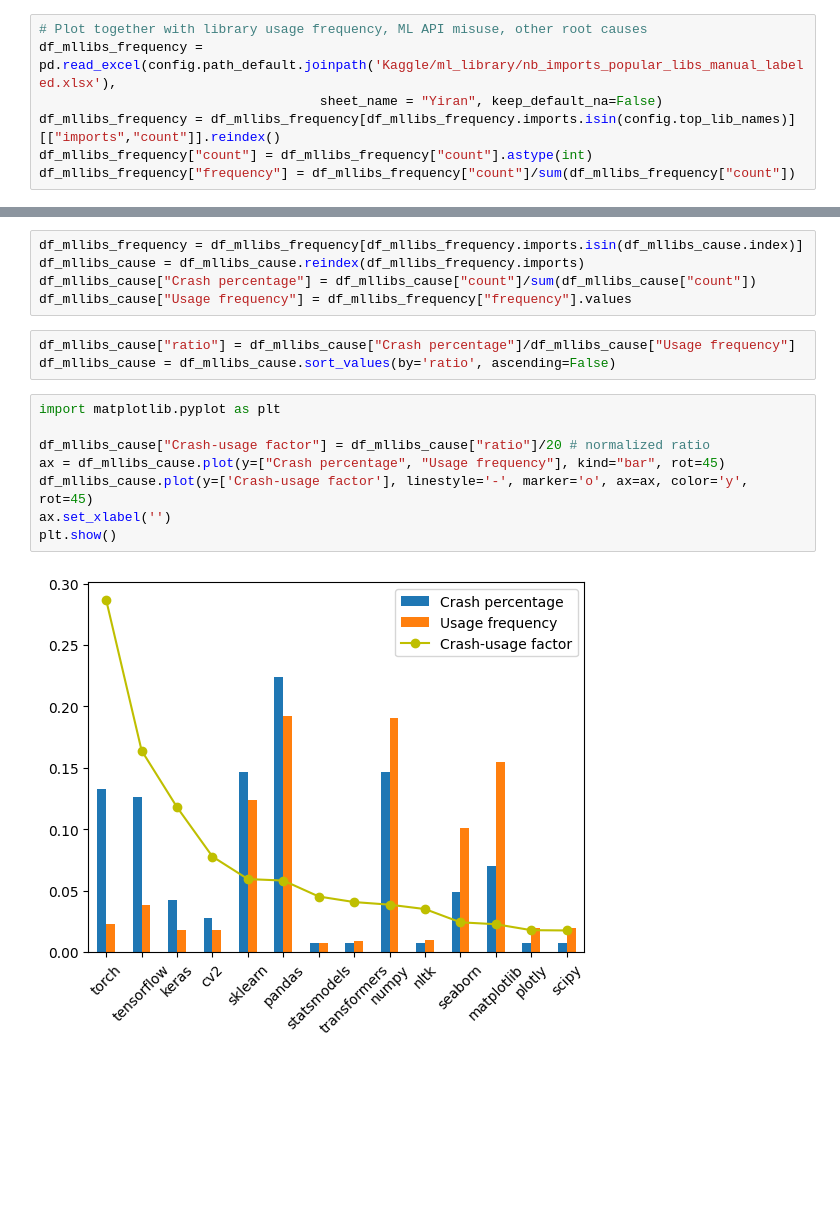
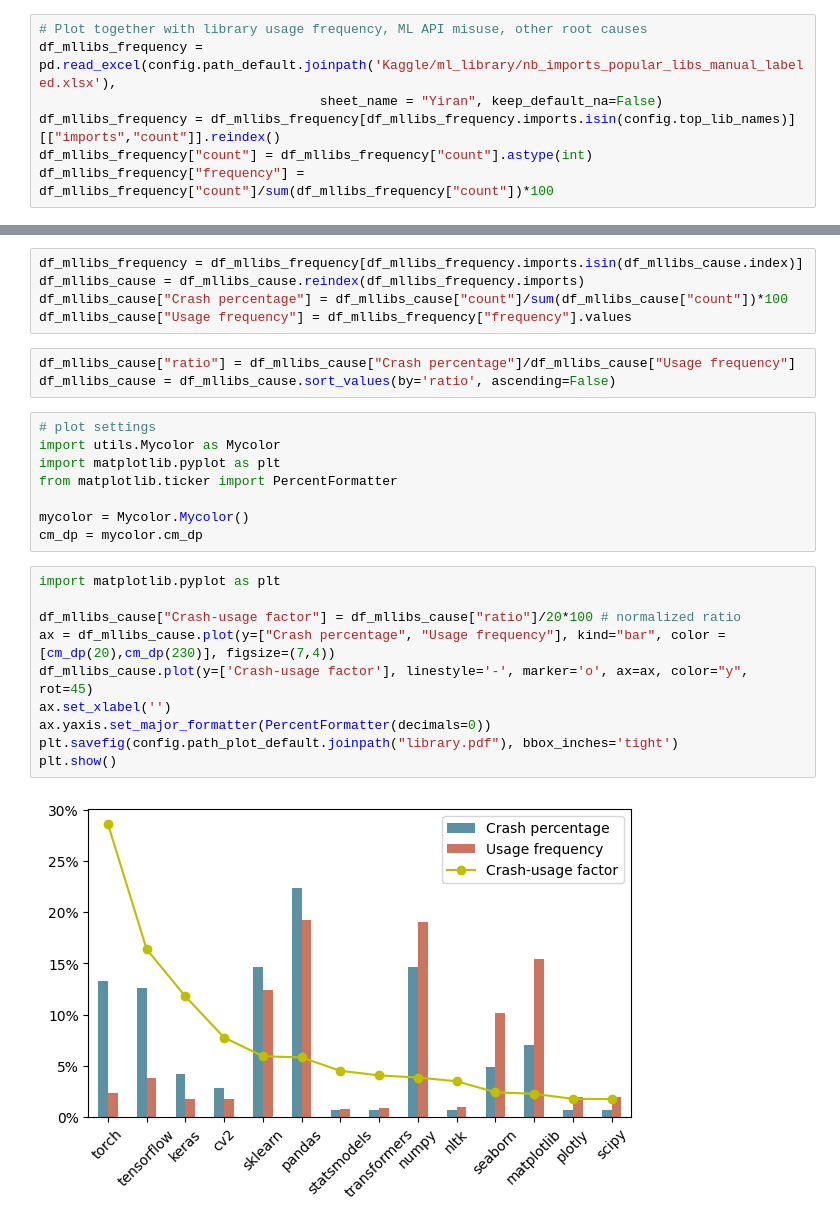
Before and after one commit to PELAB-LiU/jupyter_nbs_empirical, a Jupyter notebook: data_analysis_[additional-manual_labels_libraries].ipynb, the cells around one changed output, grey strips where cells are left out. Drawn from its saved outputs; the diff is of its cells as text; blank space fills up the shorter version.

Commit message:
update plot

```diff
--- a/data_analysis_[additional-manual_labels_libraries].ipynb
+++ b/data_analysis_[additional-manual_labels_libraries].ipynb
@@ -85,25 +85,35 @@ df_mllibs_frequency = pd.read_excel(config.path_default.joinpath('Kaggle/ml_libr
                                     sheet_name = "Yiran", keep_default_na=False)
 df_mllibs_frequency = df_mllibs_frequency[df_mllibs_frequency.imports.isin(config.top_lib_names)][["imports","count"]].reindex()
 df_mllibs_frequency["count"] = df_mllibs_frequency["count"].astype(int)
-df_mllibs_frequency["frequency"] = df_mllibs_frequency["count"]/sum(df_mllibs_frequency["count"])
+df_mllibs_frequency["frequency"] = df_mllibs_frequency["count"]/sum(df_mllibs_frequency["count"])*100
 # %%
 df_mllibs_cause = pd.DataFrame(df_mlerr_labels_mllibs_gh["Libs-cause"].value_counts())
 df_mllibs_cause = df_mllibs_cause[df_mllibs_cause.index.isin(config.top_lib_names)]
 # %%
 df_mllibs_frequency = df_mllibs_frequency[df_mllibs_frequency.imports.isin(df_mllibs_cause.index)]
 df_mllibs_cause = df_mllibs_cause.reindex(df_mllibs_frequency.imports)
-df_mllibs_cause["Crash percentage"] = df_mllibs_cause["count"]/sum(df_mllibs_cause["count"])
+df_mllibs_cause["Crash percentage"] = df_mllibs_cause["count"]/sum(df_mllibs_cause["count"])*100
 df_mllibs_cause["Usage frequency"] = df_mllibs_frequency["frequency"].values
 # %%
 df_mllibs_cause["ratio"] = df_mllibs_cause["Crash percentage"]/df_mllibs_cause["Usage frequency"]
 df_mllibs_cause = df_mllibs_cause.sort_values(by='ratio', ascending=False)
+# %%
+# plot settings
+import utils.Mycolor as Mycolor
+import matplotlib.pyplot as plt
+from matplotlib.ticker import PercentFormatter
+
+mycolor = Mycolor.Mycolor()
+cm_dp = mycolor.cm_dp
 # %%
 import matplotlib.pyplot as plt
 
-df_mllibs_cause["Crash-usage factor"] = df_mllibs_cause["ratio"]/20 # normalized ratio
-ax = df_mllibs_cause.plot(y=["Crash percentage", "Usage frequency"], kind="bar", rot=45)
-df_mllibs_cause.plot(y=['Crash-usage factor'], linestyle='-', marker='o', ax=ax, color='y', rot=45)
+df_mllibs_cause["Crash-usage factor"] = df_mllibs_cause["ratio"]/20*100 # normalized ratio
+ax = df_mllibs_cause.plot(y=["Crash percentage", "Usage frequency"], kind="bar", color = [cm_dp(20),cm_dp(230)], figsize=(7,4))
+df_mllibs_cause.plot(y=['Crash-usage factor'], linestyle='-', marker='o', ax=ax, color="y", rot=45)
 ax.set_xlabel('')
+ax.yaxis.set_major_formatter(PercentFormatter(decimals=0))
+plt.savefig(config.path_plot_default.joinpath("library.pdf"), bbox_inches='tight')
 plt.show()
 # %% [output]
-[figure, old version]
+[figure, new version]
```
